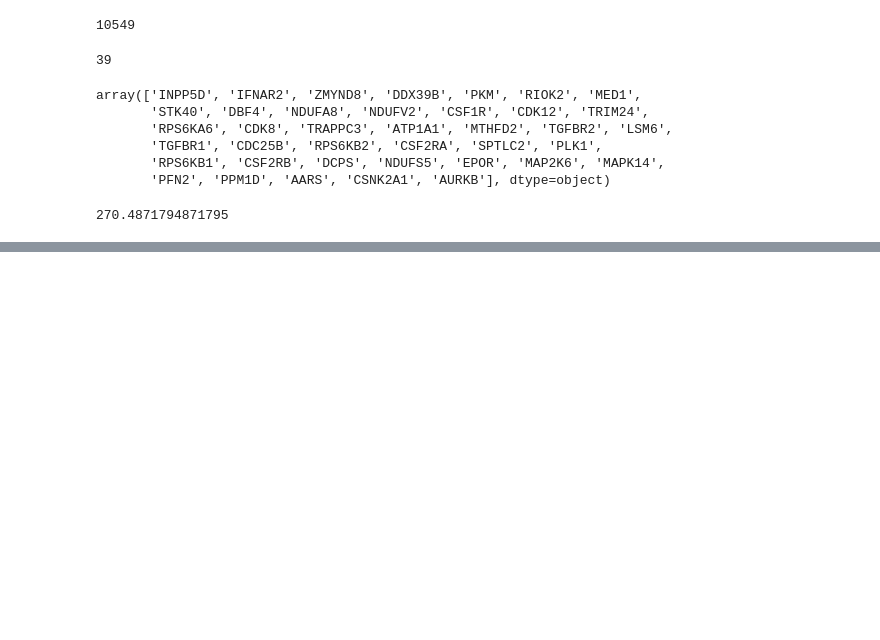
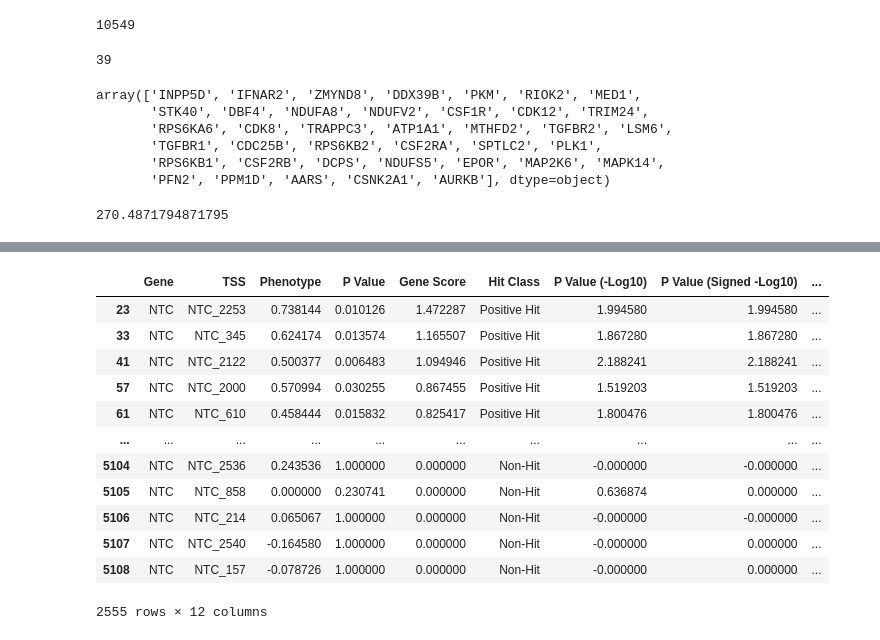
Before and after one commit to zzheng18/microglia, a Jupyter notebook: process_data/ipsc_data.ipynb, the cells around one changed output, grey strips where cells are left out. Cells and saved outputs as stored; diff of their text form; code cells hidden in the pictures; blank space fills up the shorter version.

```diff
--- a/process_data/ipsc_data.ipynb
+++ b/process_data/ipsc_data.ipynb
@@ -58,0 +72,16 @@ array(['INPP5D', 'IFNAR2', 'ZMYND8', 'DDX39B', 'PKM', 'RIOK2', 'MED1',
+# %%
+survival[survival.Gene=='NTC']
+# %% [output]
+|  | Gene | TSS | Phenotype | P Value | Gene Score | Hit Class | P Value (-Log10) | P Value (Signed -Log10) | ... |
+| 23 | NTC | NTC_2253 | 0.738144 | 0.010126 | 1.472287 | Positive Hit | 1.994580 | 1.994580 | ... |
+| 33 | NTC | NTC_345 | 0.624174 | 0.013574 | 1.165507 | Positive Hit | 1.867280 | 1.867280 | ... |
+| 41 | NTC | NTC_2122 | 0.500377 | 0.006483 | 1.094946 | Positive Hit | 2.188241 | 2.188241 | ... |
+| 57 | NTC | NTC_2000 | 0.570994 | 0.030255 | 0.867455 | Positive Hit | 1.519203 | 1.519203 | ... |
+| 61 | NTC | NTC_610 | 0.458444 | 0.015832 | 0.825417 | Positive Hit | 1.800476 | 1.800476 | ... |
+| ... | ... | ... | ... | ... | ... | ... | ... | ... | ... |
+| 5104 | NTC | NTC_2536 | 0.243536 | 1.000000 | 0.000000 | Non-Hit | -0.000000 | -0.000000 | ... |
+| 5105 | NTC | NTC_858 | 0.000000 | 0.230741 | 0.000000 | Non-Hit | 0.636874 | 0.000000 | ... |
+| 5106 | NTC | NTC_214 | 0.065067 | 1.000000 | 0.000000 | Non-Hit | -0.000000 | -0.000000 | ... |
+| 5107 | NTC | NTC_2540 | -0.164580 | 1.000000 | 0.000000 | Non-Hit | -0.000000 | 0.000000 | ... |
+| 5108 | NTC | NTC_157 | -0.078726 | 1.000000 | 0.000000 | Non-Hit | -0.000000 | 0.000000 | ... |
+2555 rows × 12 columns
```
Also changed, not shown: parts of 19 cells of this notebook, 4 other files.
